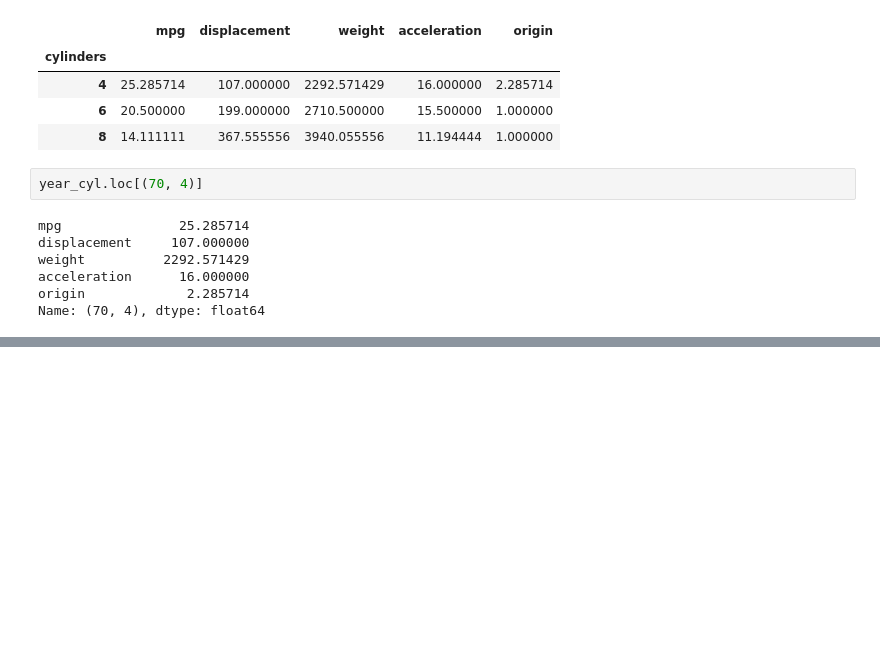
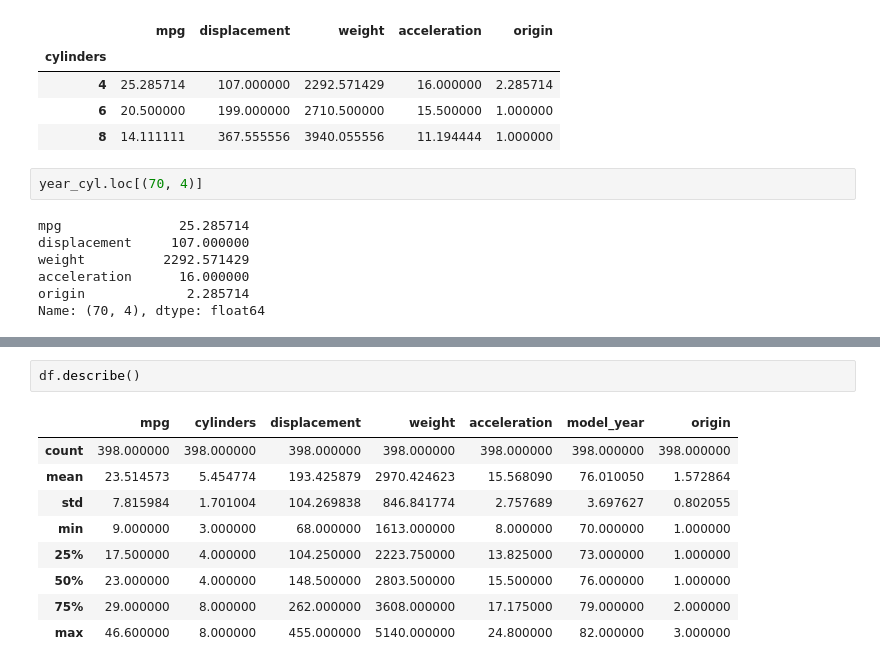
Before and after one commit to Abhisek-Bhujel/dataScience, a Jupyter notebook: pandas/6.groupBy.ipynb, the cells around one changed output, grey strips where cells are left out. Saved outputs shown, nothing was run; the diff lists cells and outputs as text; blank space fills up the shorter version.

```diff
--- a/pandas/6.groupBy.ipynb
+++ b/pandas/6.groupBy.ipynb
@@ -180,0 +263,12 @@ Name: (70, 4), dtype: float64
+# %%
+df.describe()
+# %% [output]
+|  | mpg | cylinders | displacement | weight | acceleration | model_year | origin |
+| count | 398.000000 | 398.000000 | 398.000000 | 398.000000 | 398.000000 | 398.000000 | 398.000000 |
+| mean | 23.514573 | 5.454774 | 193.425879 | 2970.424623 | 15.568090 | 76.010050 | 1.572864 |
+| std | 7.815984 | 1.701004 | 104.269838 | 846.841774 | 2.757689 | 3.697627 | 0.802055 |
+| min | 9.000000 | 3.000000 | 68.000000 | 1613.000000 | 8.000000 | 70.000000 | 1.000000 |
+| 25% | 17.500000 | 4.000000 | 104.250000 | 2223.750000 | 13.825000 | 73.000000 | 1.000000 |
+| 50% | 23.000000 | 4.000000 | 148.500000 | 2803.500000 | 15.500000 | 76.000000 | 1.000000 |
+| 75% | 29.000000 | 8.000000 | 262.000000 | 3608.000000 | 17.175000 | 79.000000 | 2.000000 |
+| max | 46.600000 | 8.000000 | 455.000000 | 5140.000000 | 24.800000 | 82.000000 | 3.000000 |
```
Also changed, not shown: parts of 9 cells of this notebook, 4 other files.
